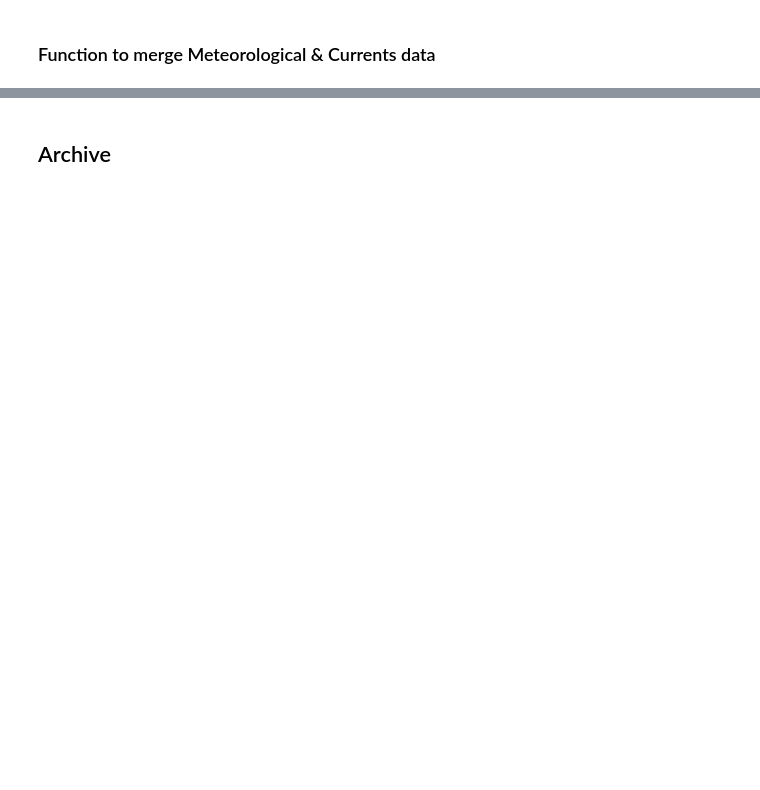
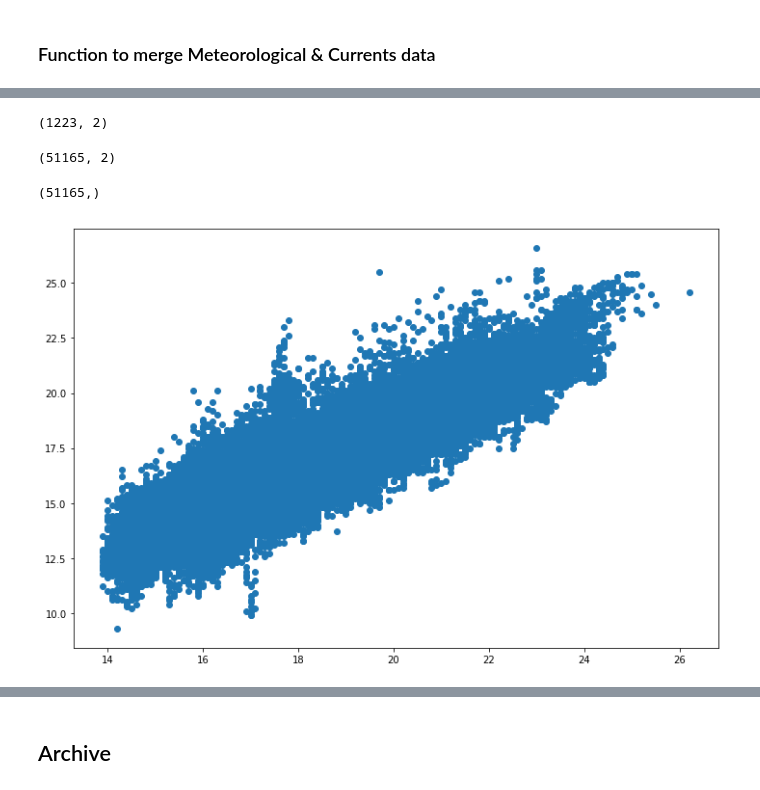
Before and after one commit to surya10t/WaveForecasting, a Jupyter notebook: EDA_SuryaT_AppOrchid.ipynb, the cells around one changed output, grey strips where cells are left out. Drawn from its saved outputs; the diff is of its cells as text; code cells hidden in the pictures; blank space fills up the shorter version.

```diff
--- a/EDA_SuryaT_AppOrchid.ipynb
+++ b/EDA_SuryaT_AppOrchid.ipynb
@@ -252,0 +466,2 @@ df_46042_clean
+# %%
+df_46086_merged.dropna(subset=['WVHT'],inplace=True)
@@ -252,0 +484,2 @@ df_46042_clean
+# %%
+df_46086_merged['PRES'].fillna(df_46086_merged['PRES'].mean(),inplace=True)
@@ -252,0 +502,18 @@ df_46042_clean
+# %%
+X_test_impute = df_46086_merged[df_46086_merged['ATMP'].isna()][['WTMP','PRES']]
+X_test_impute.shape
+# %% [output]
+(1223, 2)
+# %%
+X_train_impute = df_46086_merged[df_46086_merged['ATMP'].isna() == False][['WTMP','PRES']]
+X_train_impute.shape
+y_train_impute = df_46086_merged[df_46086_merged['ATMP'].isna() == False]['ATMP']
+y_train_impute.shape
+# %% [output]
+(51165, 2)
+(51165,)
+# %%
+plt.figure(figsize=(12,8))
+plt.scatter(X_train_impute['WTMP'],y_train_impute);
+# %% [output]
+[figure, added]
```
Also changed, not shown: parts of 156 cells of this notebook.
